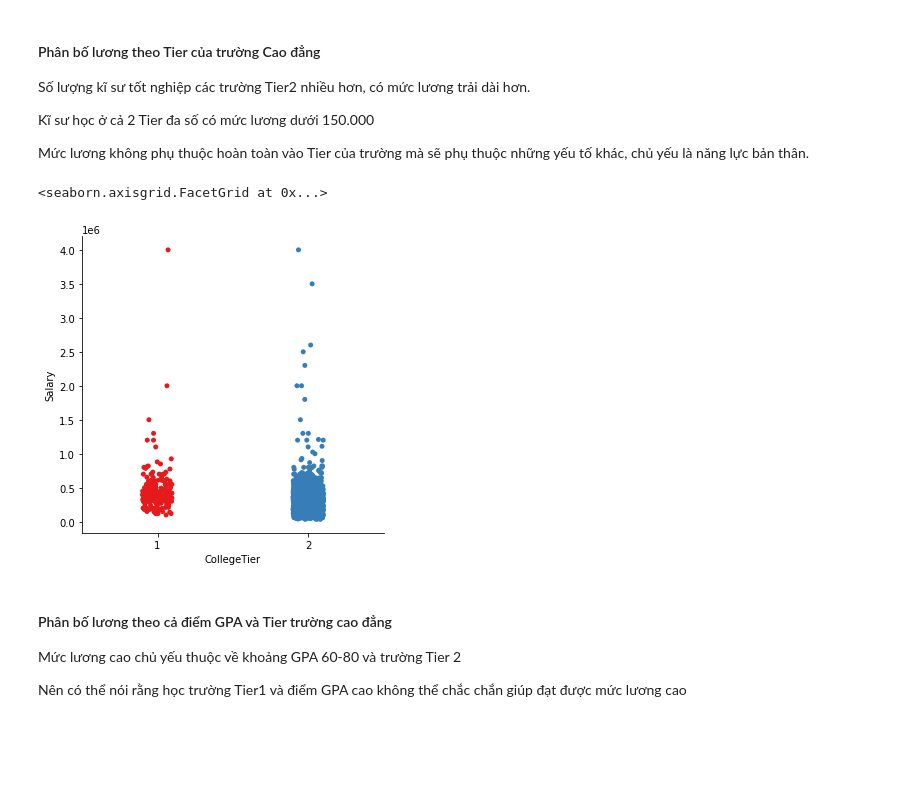
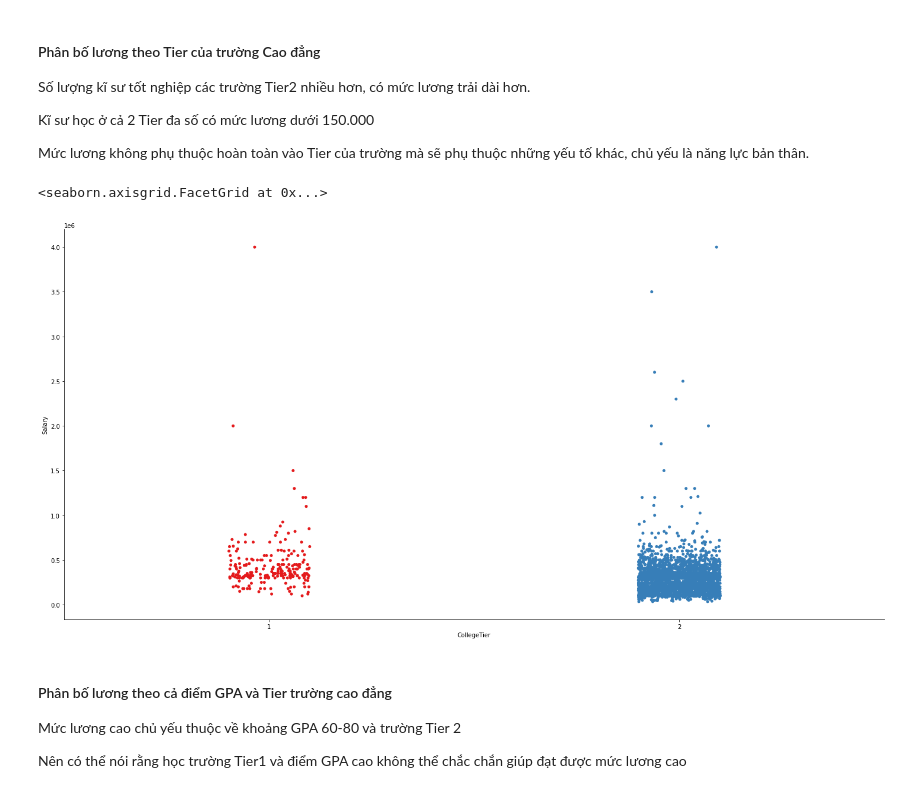
Before and after one commit to phuocleoceo/Bootstrap-Sampling, a Jupyter notebook: code.ipynb, the cells around one changed output. Cells and saved outputs as stored; diff of their text form; code cells hidden in the pictures; blank space fills up the shorter version.

```diff
--- a/code.ipynb
+++ b/code.ipynb
@@ -171,10 +184,10 @@ Kĩ sư học ở cả 2 Tier đa số có mức lương dưới 150.000
 
 Mức lương không phụ thuộc hoàn toàn vào Tier của trường mà sẽ phụ thuộc những yếu tố khác, chủ yếu là năng lực bản thân.
 # %%
-sns.catplot(x="CollegeTier", y="Salary", data=dataset, palette="Set1")
+sns.catplot(x="CollegeTier", y="Salary", data=dataset, palette="Set1",height=10, aspect=10/5)
 # %% [output]
 <seaborn.axisgrid.FacetGrid at 0x...>
-[figure, old version]
+[figure, new version]
 # %% [markdown]
 #### Phân bố lương theo cả điểm GPA và Tier trường cao đẳng
 Mức lương cao chủ yếu thuộc về khoảng GPA 60-80 và trường Tier 2
```
Also changed, not shown: parts of 8 cells of this notebook.
